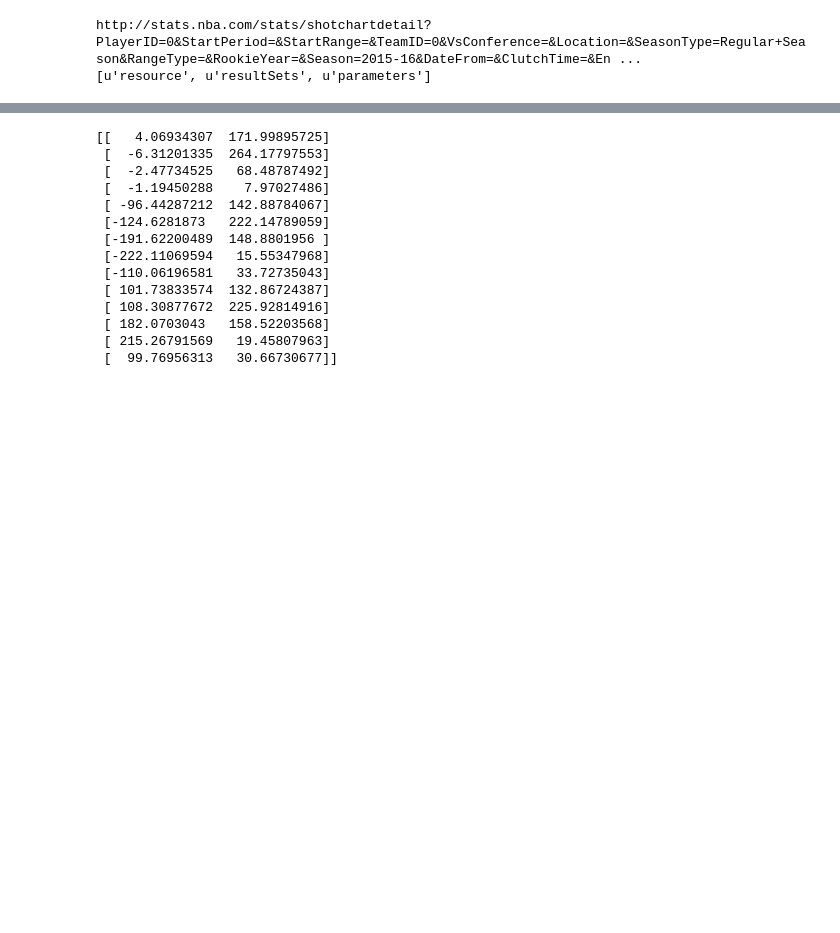
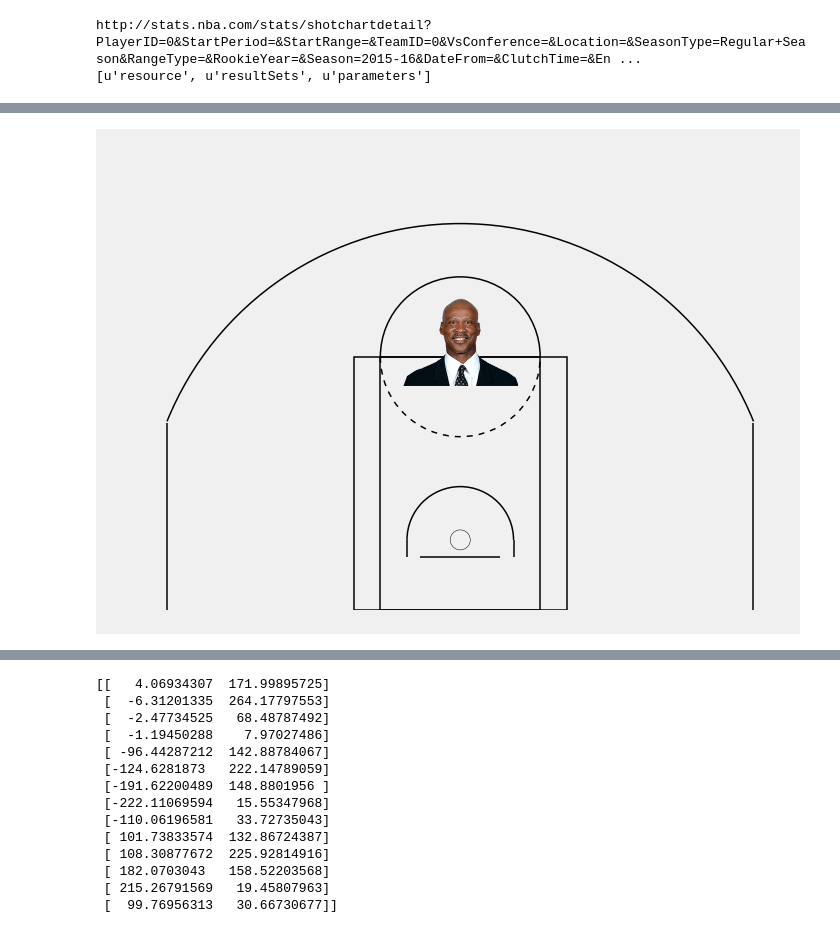
Before and after one commit to btq/nba_stats, a Jupyter notebook: NBA Shot Zones.ipynb, the cells around one changed output, grey strips where cells are left out. Drawn from its saved outputs; the diff is of its cells as text; code cells hidden in the pictures; blank space fills up the shorter version.

```diff
--- a/NBA Shot Zones.ipynb
+++ b/NBA Shot Zones.ipynb
@@ -236,0 +238,44 @@ plt.show()
+# %%
+from StringIO import StringIO
+from matplotlib.offsetbox import OffsetImage, AnnotationBbox
+
+def get_player_230x185png(pID=None):
+    if pID is None:
+        raise ValueError("Input 'pID' to get_player_img is None. Requires int")
+    img_url = 'http://stats.nba.com/media/players/230x185/%i.png' % pID
+    response = requests.get(img_url)
+    if response.status_code == 200:
+        player_img = plt.imread(StringIO(response.content))
+        return player_img
+    else:
+        raise ValueError("Could not get image from %s" % img_url)
+
+
+def plot_player_img(img=None,x=0,y=0,ax=None,zoom=.5,zo=0):
+    if ax is None:
+        ax = plt.gca()
+    im = OffsetImage(img,zoom=zoom,zorder=zo)
+    ab = AnnotationBbox(im, (x,y), xycoords='data', frameon=False)
+    ax.add_artist(ab)
+    return ax
+
+#layername='Stephen Curry'
+#ID = player_shot_df[player_shot_df['PLAYER_NAME']==playername]['PLAYER_ID'].iloc[0]
+#player_img = get_player_230x185png(pID)
+
+player_img = get_player_230x185png(2)
+
+fig,ax = plt.subplots(figsize=(10,10))
+
+ax = plot_player_img(player_img2,x=0,y=150,ax=ax,zo=3)
+ax = draw_half_court(clr='k',ax=ax,zo=0)
+ax.set_xlim(-250,250)
+ax.set_ylim(-52.5,300)
+ax.grid('off')
+ax.set_aspect('equal')
+ax.set_axis_off()
+
+plt.tight_layout()
+plt.show()
+# %% [output]
+[figure, added]
```
Also changed, not shown: parts of 6 cells of this notebook.
